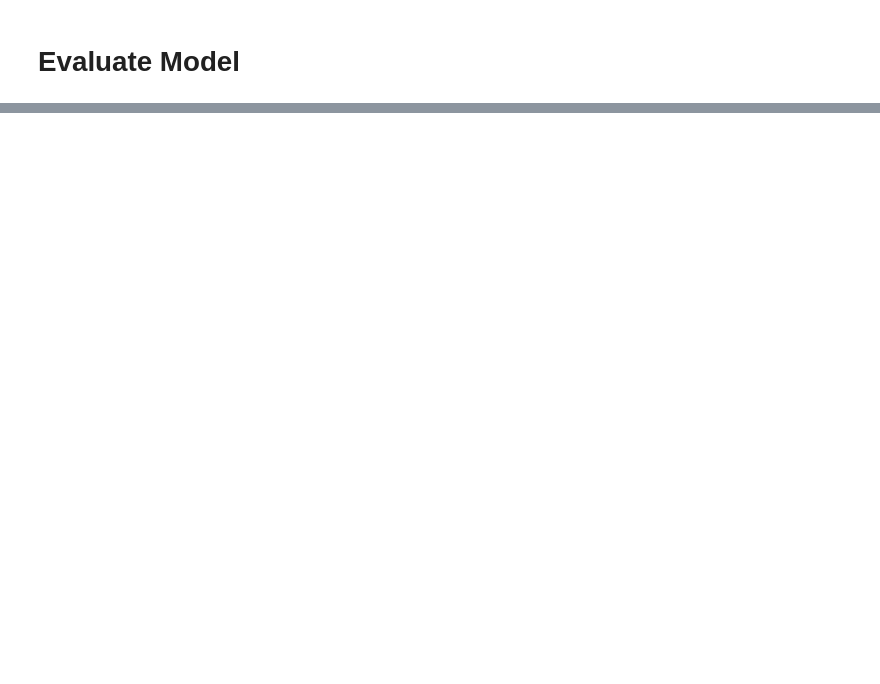
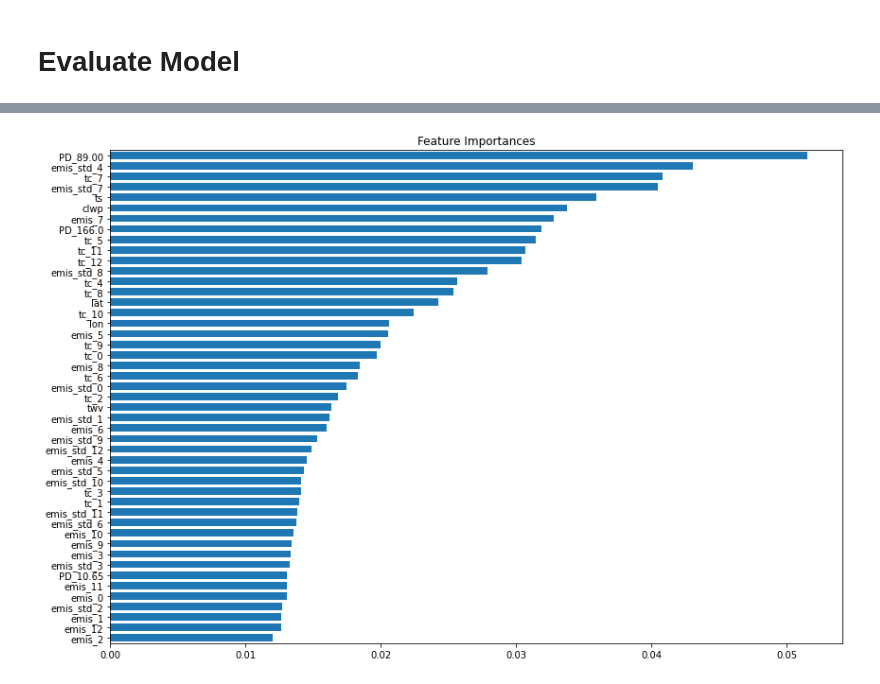
Before and after one commit to SD325/NASA_Internship_2020, a Jupyter notebook: NASA_Baseline_Model.ipynb, the cells around one changed output, grey strips where cells are left out. Cells and saved outputs as stored; diff of their text form; code cells hidden in the pictures; blank space fills up the shorter version.

```diff
--- a/NASA_Baseline_Model.ipynb
+++ b/NASA_Baseline_Model.ipynb
@@ -216,0 +281,17 @@ plot_confusion_matrix(cm           = conf_mat,
+# %%
+# show feature importance:
+feature_names = np.array(['lat', 'lon',	'PD_10.65',	'PD_89.00',	'PD_166.0',	'ts',	'clwp',	'twv',	'tc_0',	'emis_0',	'emis_std_0',	'tc_1',	'emis_1',	'emis_std_1',	'tc_2',	'emis_2',	'emis_std_2',	'tc_3',	'emis_3',	'emis_std_3',	'tc_4',	'emis_4',	'emis_std_4',	'tc_5',	'emis_5',	'emis_std_5',	'tc_6',	'emis_6',	'emis_std_6',	'tc_7',	'emis_7',	'emis_std_7',	'tc_8',	'emis_8',	'emis_std_8',	'tc_9',	'emis_9',	'emis_std_9',	'tc_10',	'emis_10',	'emis_std_10',	'tc_11',	'emis_11',	'emis_std_11',	'tc_12',	'emis_12',	'emis_std_12'])
+
+tree_importance_sorted_idx = np.argsort(rfc.feature_importances_)
+tree_indices = np.arange(0, len(rfc.feature_importances_)) + 0.5
+fig, (ax1) = plt.subplots(1, 1, figsize=(12, 8))
+ax1.barh(tree_indices,
+         rfc.feature_importances_[tree_importance_sorted_idx], height=0.7)
+ax1.set_yticklabels(feature_names[tree_importance_sorted_idx])
+ax1.set_yticks(tree_indices)
+ax1.set_ylim((0, len(rfc.feature_importances_)))
+plt.title('Feature Importances')
+fig.tight_layout()
+plt.show()
+# %% [output]
+[figure, added]
```
Also changed, not shown: parts of 12 cells of this notebook.
